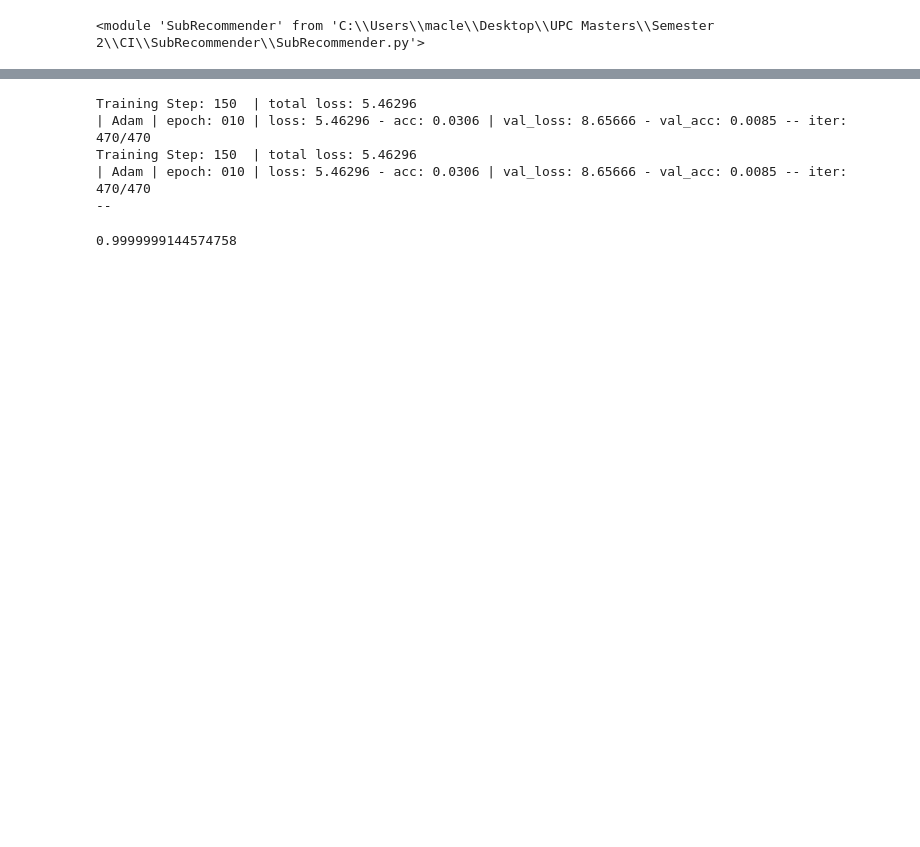
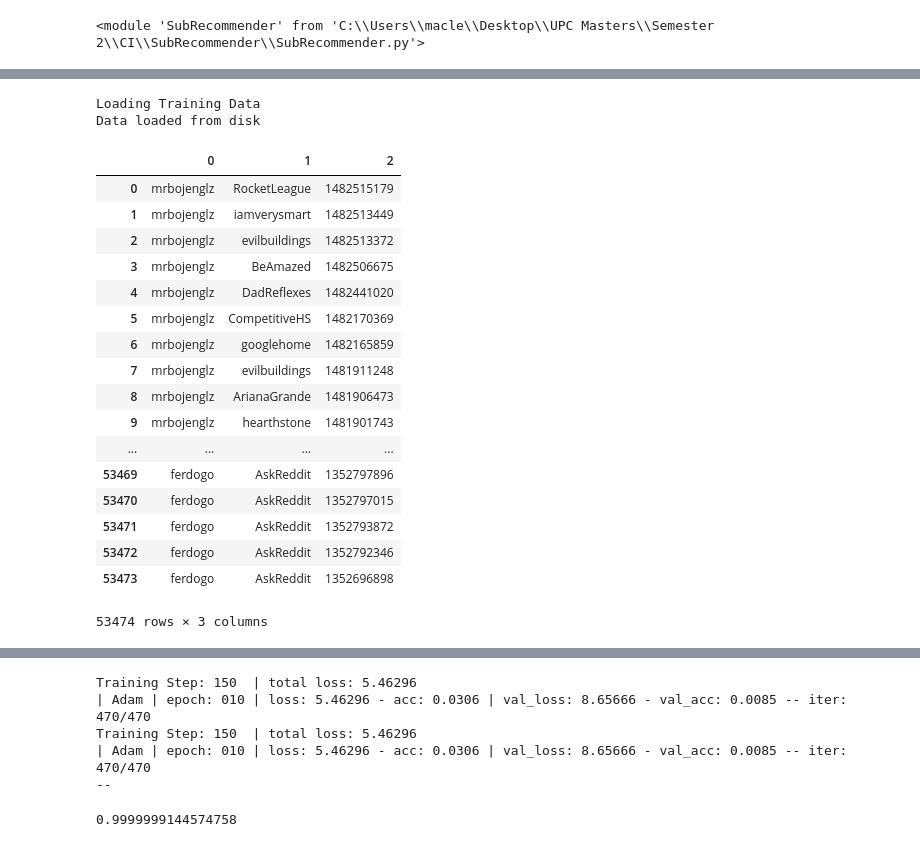
Before and after one commit to cole-maclean/MAI-CI, a Jupyter notebook: SubRecommender/SubRecommender Testing.ipynb, the cells around one changed output, grey strips where cells are left out. Drawn from its saved outputs; the diff is of its cells as text; code cells hidden in the pictures; blank space fills up the shorter version.

```diff
--- a/SubRecommender/SubRecommender Testing.ipynb
+++ b/SubRecommender/SubRecommender Testing.ipynb
@@ -8,4 +8,4 @@ reload(sr)
 # %% [output]
 <module 'SubRecommender' from 'C:\\Users\\macle\\Desktop\\UPC Masters\\Semester 2\\CI\\SubRecommender\\SubRecommender.py'>
 # %%
-tst = sr.SubRecommender(train_data_file="data/test_reddit_data.json",save_model_file="models/tst",sequence_chunk_size=51)
+tst = sr.SubRecommender(train_data_file="data/test_reddit_data.json",sequence_chunk_size=51)
@@ -12 +45,24 @@ tst = sr.SubRecommender(train_data_file="data/test_reddit_data.json",save_model_
+# %%
+tst.load_train_df("data/test_reddit_data.json")
+# %% [output]
+Loading Training Data
+Data loaded from disk
+|  | 0 | 1 | 2 |
+| 0 | mrbojenglz | RocketLeague | 1482515179 |
+| 1 | mrbojenglz | iamverysmart | 1482513449 |
+| 2 | mrbojenglz | evilbuildings | 1482513372 |
+| 3 | mrbojenglz | BeAmazed | 1482506675 |
+| 4 | mrbojenglz | DadReflexes | 1482441020 |
+| 5 | mrbojenglz | CompetitiveHS | 1482170369 |
+| 6 | mrbojenglz | googlehome | 1482165859 |
+| 7 | mrbojenglz | evilbuildings | 1481911248 |
+| 8 | mrbojenglz | ArianaGrande | 1481906473 |
+| 9 | mrbojenglz | hearthstone | 1481901743 |
+| ... | ... | ... | ... |
+| 53469 | ferdogo | AskReddit | 1352797896 |
+| 53470 | ferdogo | AskReddit | 1352797015 |
+| 53471 | ferdogo | AskReddit | 1352793872 |
+| 53472 | ferdogo | AskReddit | 1352792346 |
+| 53473 | ferdogo | AskReddit | 1352696898 |
+53474 rows × 3 columns
 # %%
```
Also changed, not shown: parts of 6 cells of this notebook, 1 other file.
